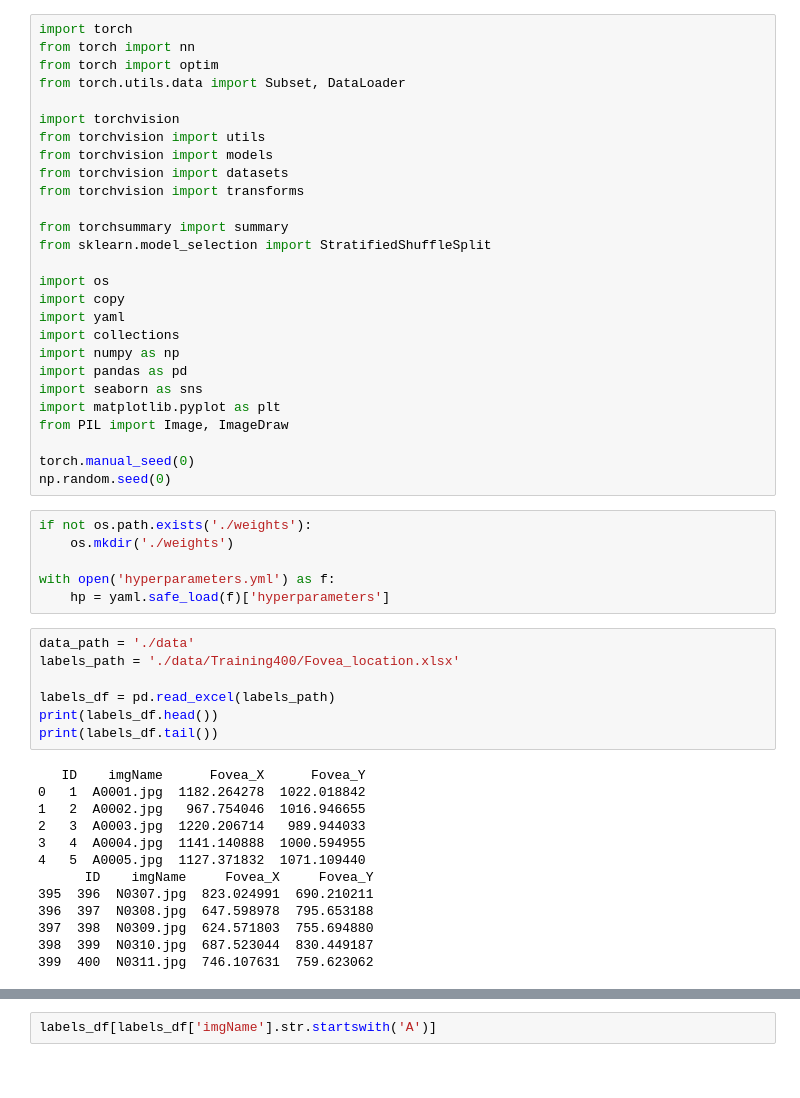
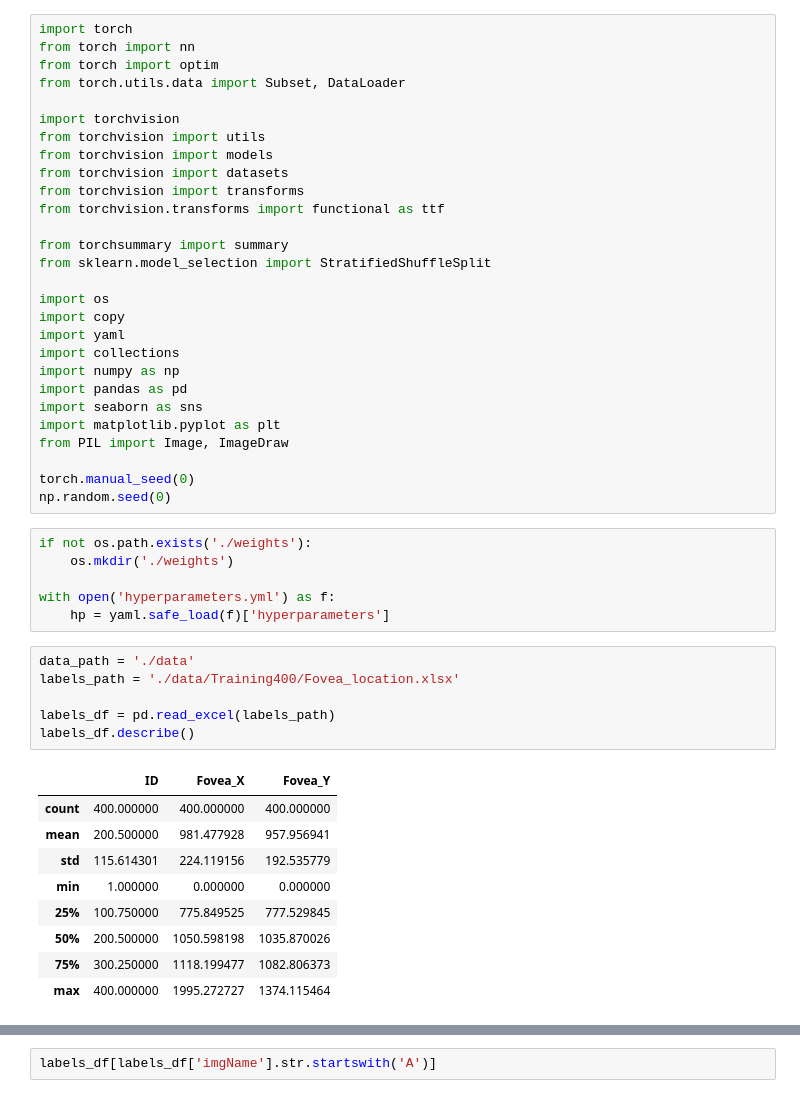
Before and after one commit to billbai0102/DeepLearning, a Jupyter notebook: Age-Related Macular Degeneration Detection/detection.ipynb, the cells around one changed output, grey strips where cells are left out. Saved outputs shown, nothing was run; the diff lists cells and outputs as text.

```diff
--- a/Age-Related Macular Degeneration Detection/detection.ipynb
+++ b/Age-Related Macular Degeneration Detection/detection.ipynb
@@ -9,6 +9,7 @@ from torchvision import utils
 from torchvision import models
 from torchvision import datasets
 from torchvision import transforms
+from torchvision.transforms import functional as ttf
 
 from torchsummary import summary
 from sklearn.model_selection import StratifiedShuffleSplit
@@ -34,20 +35,16 @@ with open('hyperparameters.yml') as f:
 # %%
 data_path = './data'
 labels_path = './data/Training400/Fovea_location.xlsx'
 
 labels_df = pd.read_excel(labels_path)
-print(labels_df.head())
-print(labels_df.tail())
+labels_df.describe()
 # %% [output]
-   ID    imgName      Fovea_X      Fovea_Y
-0   1  A0001.jpg  1182.264278  1022.018842
-1   2  A0002.jpg   967.754046  1016.946655
-2   3  A0003.jpg  1220.206714   989.944033
-3   4  A0004.jpg  1141.140888  1000.594955
-4   5  A0005.jpg  1127.371832  1071.109440
-      ID    imgName     Fovea_X     Fovea_Y
-395  396  N0307.jpg  823.024991  690.210211
-396  397  N0308.jpg  647.598978  795.653188
-397  398  N0309.jpg  624.571803  755.694880
-398  399  N0310.jpg  687.523044  830.449187
-399  400  N0311.jpg  746.107631  759.623062
+|  | ID | Fovea_X | Fovea_Y |
+| count | 400.000000 | 400.000000 | 400.000000 |
+| mean | 200.500000 | 981.477928 | 957.956941 |
+| std | 115.614301 | 224.119156 | 192.535779 |
+| min | 1.000000 | 0.000000 | 0.000000 |
+| 25% | 100.750000 | 775.849525 | 777.529845 |
+| 50% | 200.500000 | 1050.598198 | 1035.870026 |
+| 75% | 300.250000 | 1118.199477 | 1082.806373 |
+| max | 400.000000 | 1995.272727 | 1374.115464 |
```
Also changed, not shown: parts of 6 cells of this notebook, 3 other files.
